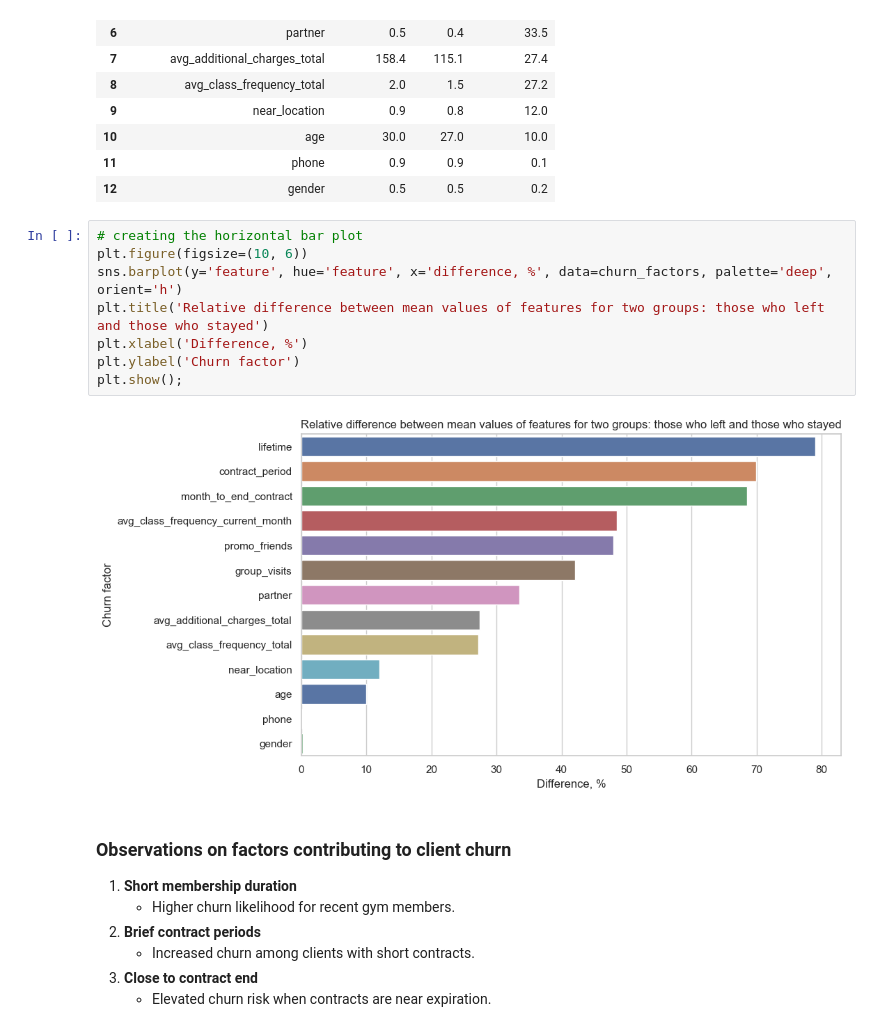
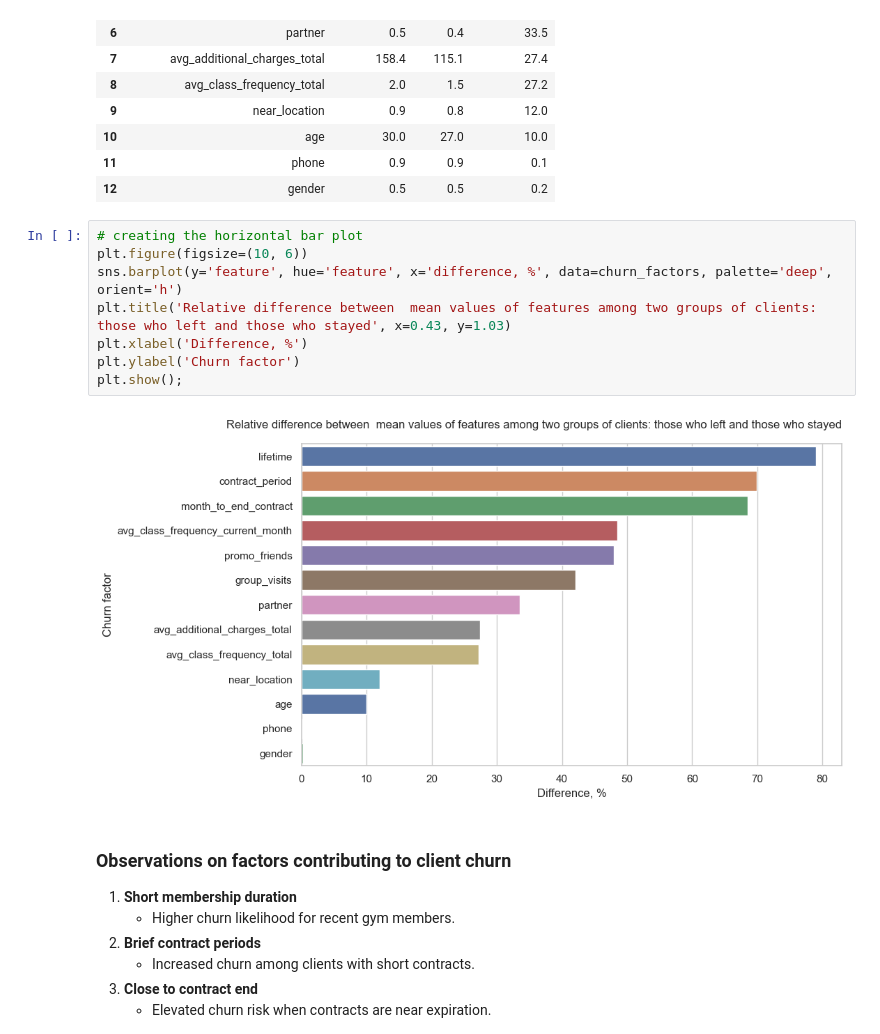
Before and after one commit to Sasha-Fridman/TripleTen-ex.-Practicum-Bootcamp-Projects, a Jupyter notebook: 10. Prediction of Customers Churn/10. Forecasts and Prediction Project.ipynb, the cells around one changed output. Cells and saved outputs as stored; diff of their text form.

```diff
--- a/10. Prediction of Customers Churn/10. Forecasts and Prediction Project.ipynb
+++ b/10. Prediction of Customers Churn/10. Forecasts and Prediction Project.ipynb
@@ -218,13 +218,13 @@ churn_factors
 # %%
 # creating the horizontal bar plot
 plt.figure(figsize=(10, 6))
 sns.barplot(y='feature', hue='feature', x='difference, %', data=churn_factors, palette='deep', orient='h')
-plt.title('Relative difference between mean values of features for two groups: those who left and those who stayed')
+plt.title('Relative difference between  mean values of features among two groups of clients: those who left and those who stayed', x=0.43, y=1.03)
 plt.xlabel('Difference, %')
 plt.ylabel('Churn factor')
 plt.show();
 # %% [output]
-[figure, old version]
+[figure, new version]
 # %% [markdown]
 ### Observations on factors contributing to client churn
 1. **Short membership duration**
```
Also changed, not shown: parts of 4 cells of this notebook.
